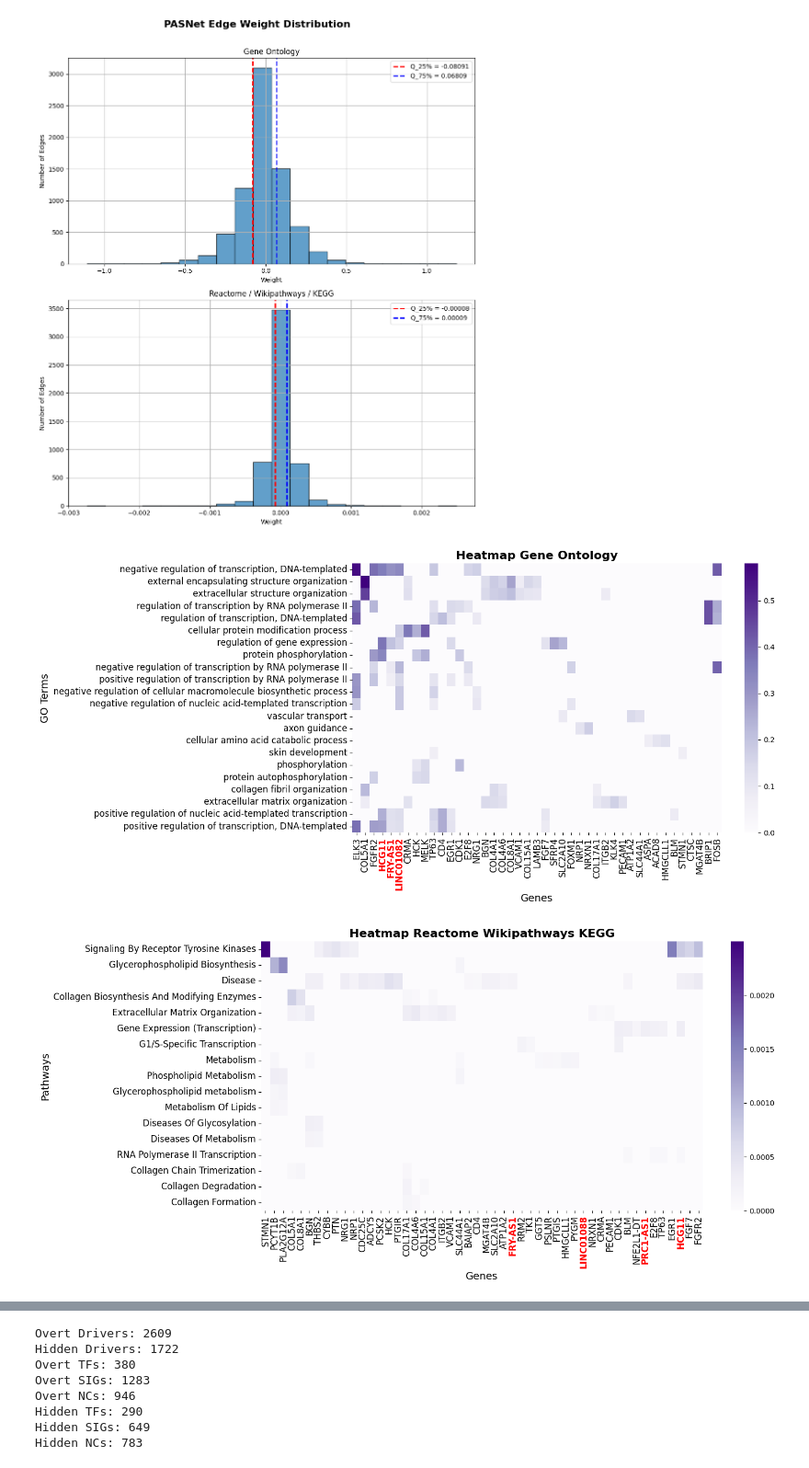
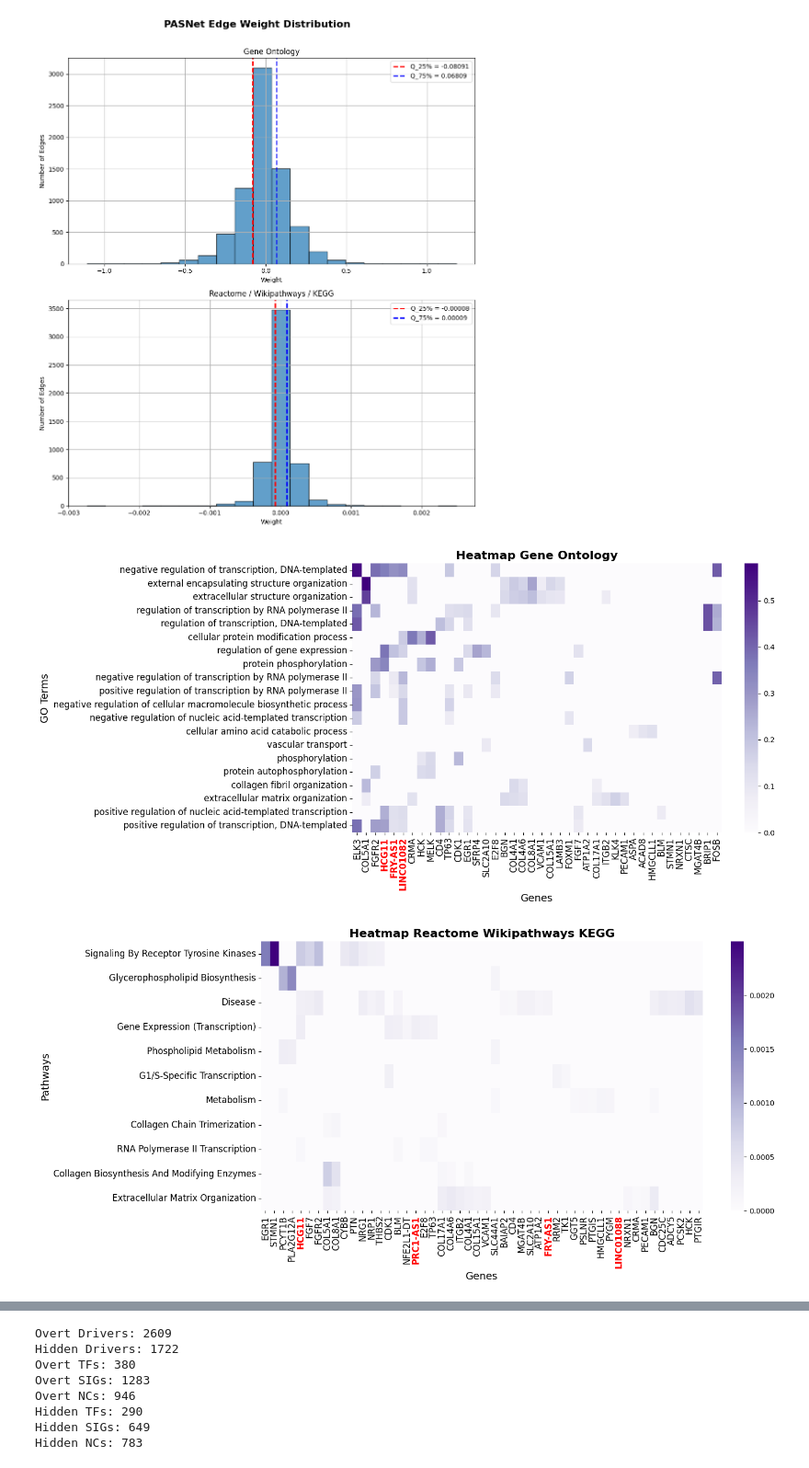
Before and after one commit to BiodataAnalysisGroup/lncAPNet, a Jupyter notebook: Pilot_2_Prostate/notebooks/Post-hoc_Analysis/Cleaned_PostHoc_analysis.ipynb, the cells around one changed output, grey strips where cells are left out. Shown at 92% size. Saved outputs shown, nothing was run; the diff lists cells and outputs as text; code cells hidden in the pictures.

```diff
--- a/Pilot_2_Prostate/notebooks/Post-hoc_Analysis/Cleaned_PostHoc_analysis.ipynb
+++ b/Pilot_2_Prostate/notebooks/Post-hoc_Analysis/Cleaned_PostHoc_analysis.ipynb
@@ -199,8 +199,8 @@ abs_table_rest = filtered_table_rest.copy()
 abs_table_rest.iloc[:, 1:] = abs_table_rest.iloc[:, 1:].abs()  # skip 'source' column
 
 # 🔹 Filter rows with at least 2 non-zero values
-abs_table_go = abs_table_go[abs_table_go.iloc[:, 1:].gt(0).sum(axis=1) >= 2]
-abs_table_rest = abs_table_rest[abs_table_rest.iloc[:, 1:].gt(0).sum(axis=1) >= 2]
+abs_table_go = abs_table_go[abs_table_go.iloc[:, 1:].gt(0).sum(axis=1) >= 3]
+abs_table_rest = abs_table_rest[abs_table_rest.iloc[:, 1:].gt(0).sum(axis=1) >= 3]
 
 # 🔹 Filter genes (columns) with at least one non-zero value
 abs_table_go = abs_table_go.loc[:, abs_table_go.iloc[:, 1:].gt(0).any(axis=0).tolist() + [True]]  # Keep 'source'
@@ -265,35 +265,35 @@ ax1.set_title('Heatmap Gene Ontology', fontsize=16, fontweight='bold')
 ax1.set_xlabel('Genes', fontsize=14)
 ax1.set_ylabel('GO Terms', fontsize=14)
 ax1.tick_params(axis='x', labelsize=12, rotation=90)
 ax1.tick_params(axis='y', labelsize=12)
 color_xticklabels(ax1, test_genes)
 
 plt.tight_layout()
 plt.savefig("../../figures/hierarchical_weights_heatmap_GO.png", dpi=300, bbox_inches='tight')
 plt.show()
 
 # --- Heatmap for Rest table ---
 fig2, ax2 = plt.subplots(figsize=(15, 7))
 sns.heatmap(
     clustered_rest.set_index('source'),
     ax=ax2,
     cmap='Purples',
     annot=False,
     yticklabels=True
 )
 ax2.set_title('Heatmap Reactome Wikipathways KEGG', fontsize=16, fontweight='bold')
 ax2.set_xlabel('Genes', fontsize=14)
 ax2.set_ylabel('Pathways', fontsize=14)
 ax2.tick_params(axis='x', labelsize=12, rotation=90)
 ax2.tick_params(axis='y', labelsize=12)
 color_xticklabels(ax2, test_genes)
 
 plt.tight_layout()
 plt.savefig("../../figures/hierarchical_weights_heatmap_rest.png", dpi=300, bbox_inches='tight')
 plt.show()
 # %% [output]
-[figure, old version]
+[figure, new version]
-[figure, old version]
+[figure, new version]
 # %%
 # Extract pathway names (row labels) from clustered dataframes
 go_pathways = clustered_go['source'].tolist()
```
Also changed, not shown: parts of 6 cells of this notebook, 9 other files.
